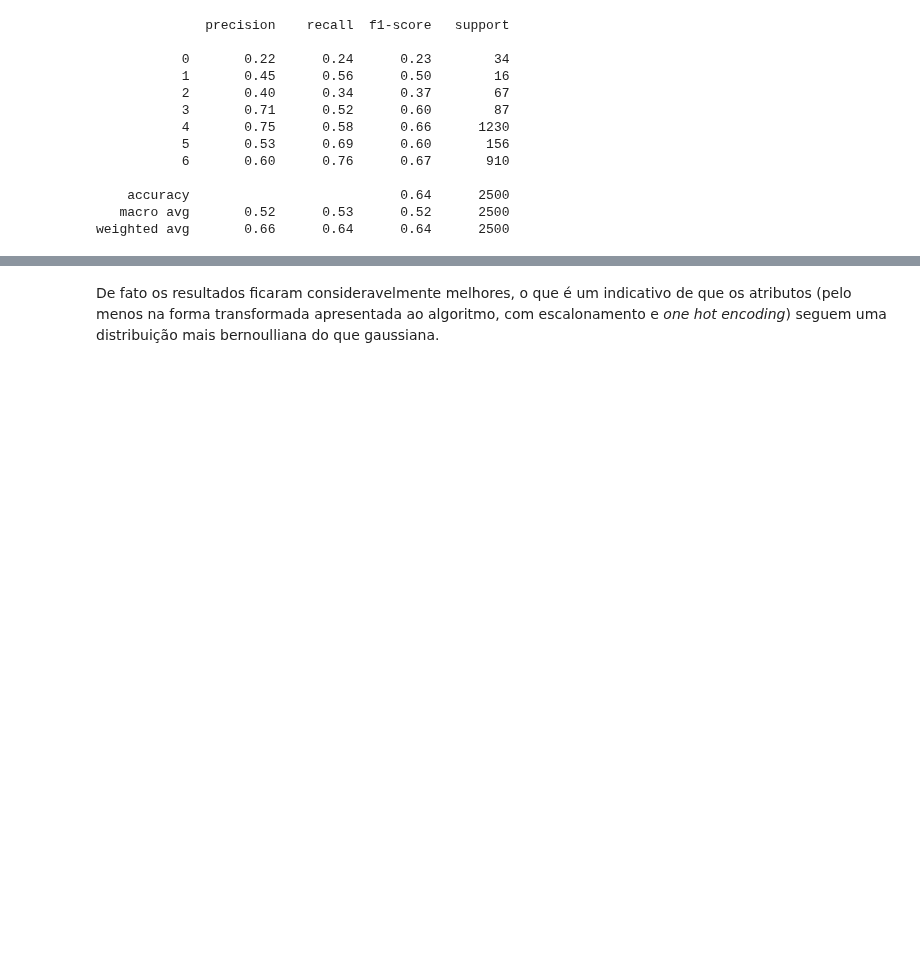
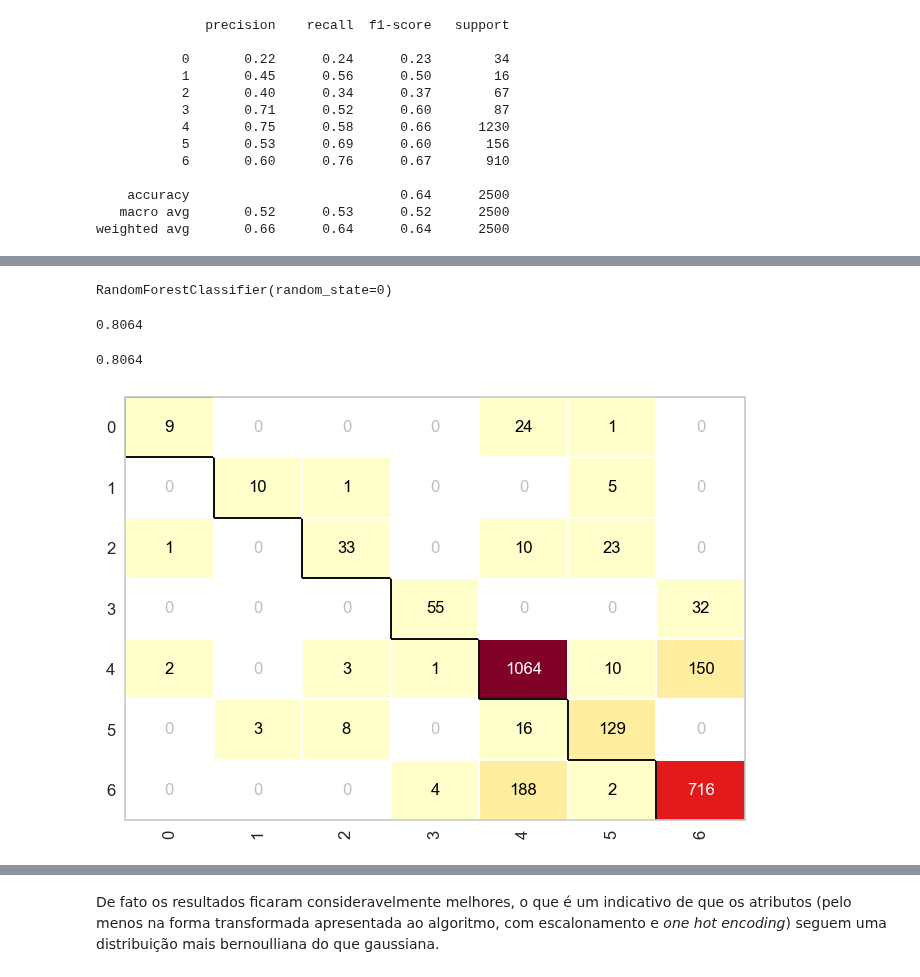
Before and after one commit to YtalloPereira/cursoml-datascience-praticas, a Jupyter notebook: notebooks/lab_covtype.ipynb, the cells around one changed output, grey strips where cells are left out. Drawn from its saved outputs; the diff is of its cells as text; code cells hidden in the pictures; blank space fills up the shorter version.

```diff
--- a/notebooks/lab_covtype.ipynb
+++ b/notebooks/lab_covtype.ipynb
@@ -407,0 +541,5 @@ weighted avg       0.66      0.64      0.64      2500
+# %%
+tree_classifier = GradientBoostingClassifier(random_state=0)
+tree_classifier.fit(X_train, Y_train)
+# %% [output]
+RandomForestClassifier(random_state=0)
@@ -407,0 +548,11 @@ weighted avg       0.66      0.64      0.64      2500
+# %%
+accuracy_score(Y_test, y_pred)
+# %% [output]
+0.8064
+# %%
+cm = ConfusionMatrix(tree_classifier)
+cm.fit(X_train, Y_train)
+cm.score(X_test, Y_test)
+# %% [output]
+0.8064
+[figure, added]
```
Also changed, not shown: parts of 33 cells of this notebook.
